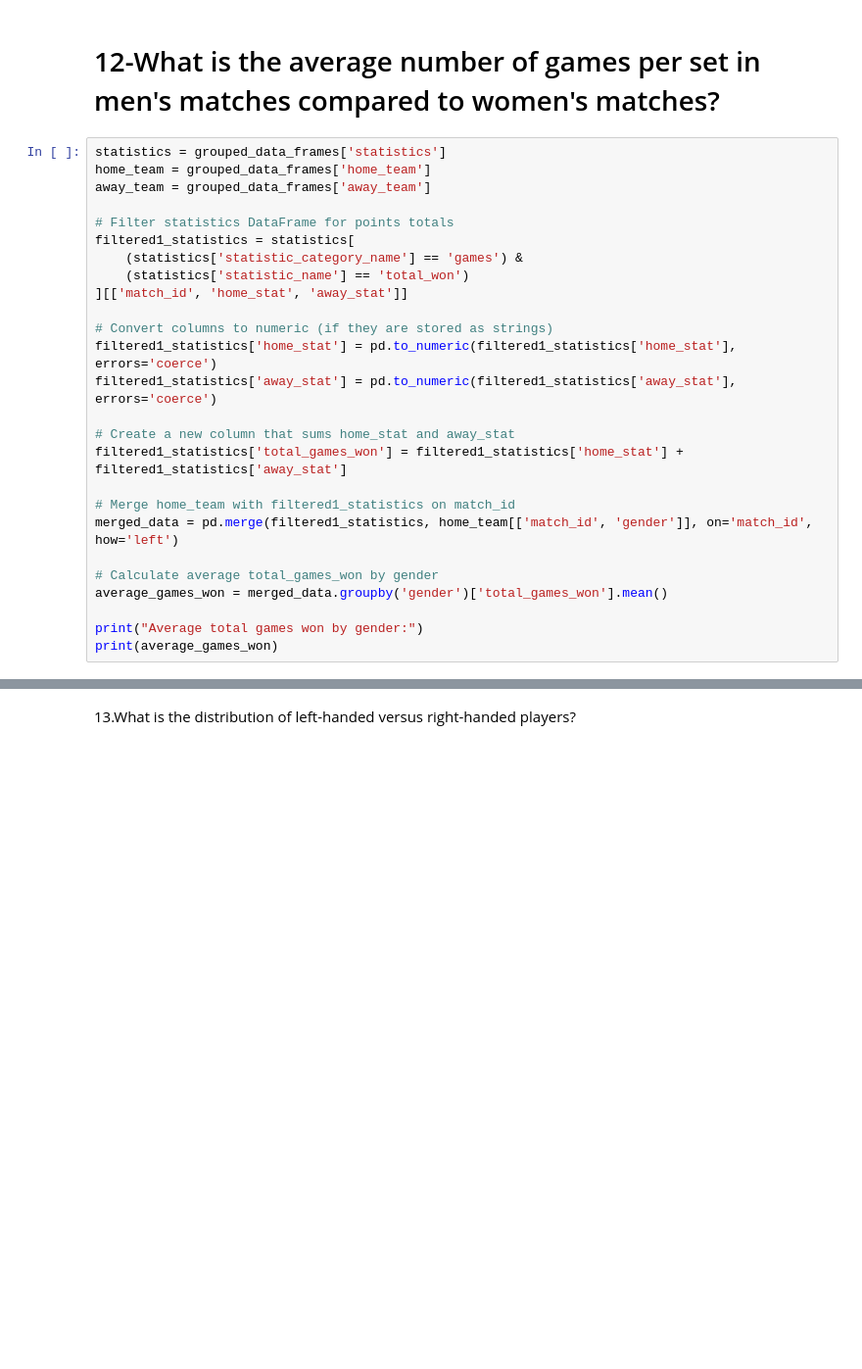
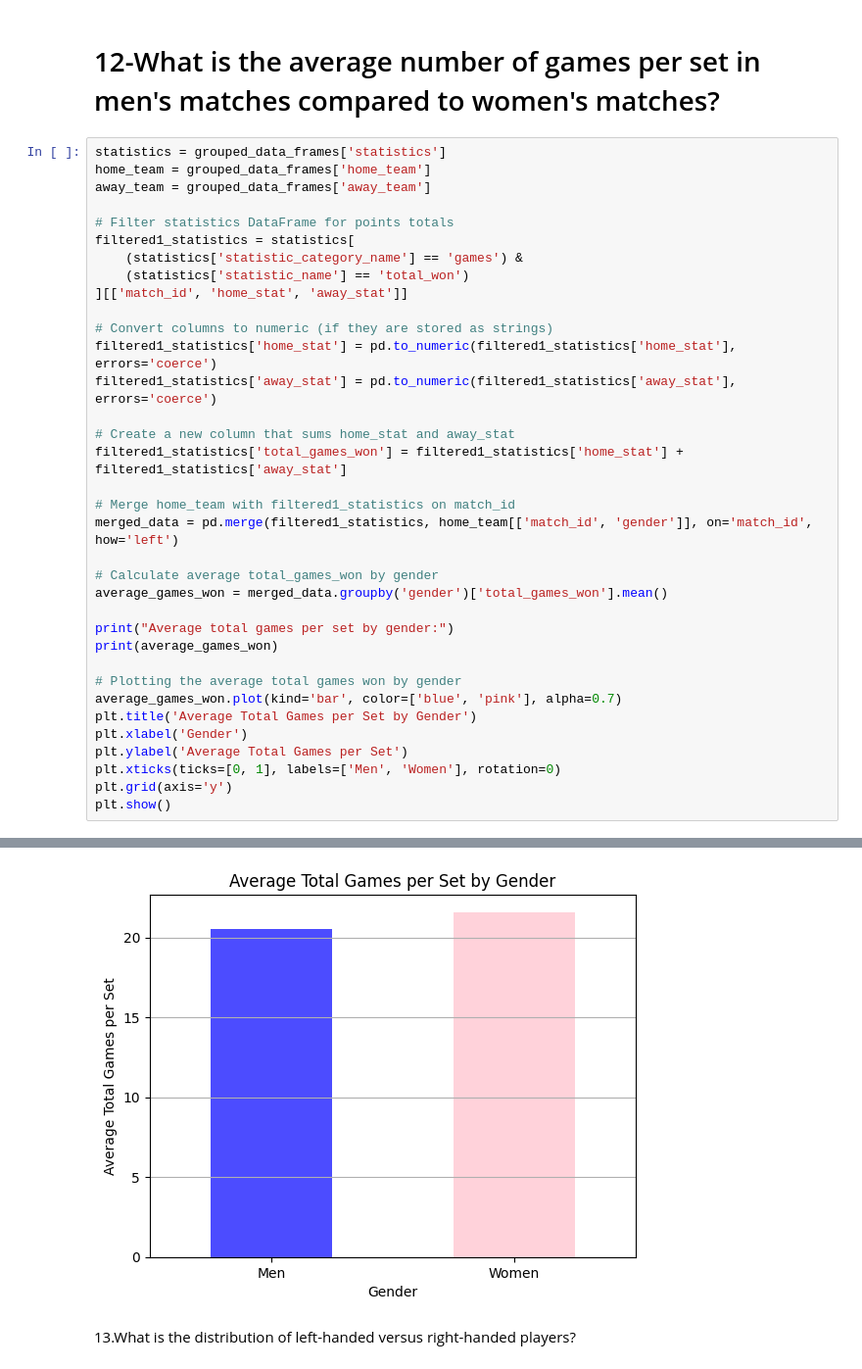
Before and after one commit to HosseinFaghihi/tennismatch_coop_coding, a Jupyter notebook: tproject.ipynb, the cells around one changed output, grey strips where cells are left out. Shown at 98% size. Cells and saved outputs as stored; diff of their text form; blank space fills up the shorter version.

```diff
--- a/tproject.ipynb
+++ b/tproject.ipynb
@@ -846,6 +959,15 @@ merged_data = pd.merge(filtered1_statistics, home_team[['match_id', 'gender']],
 # Calculate average total_games_won by gender
 average_games_won = merged_data.groupby('gender')['total_games_won'].mean()
 
-print("Average total games won by gender:")
+print("Average total games per set by gender:")
 print(average_games_won)
+
+# Plotting the average total games won by gender
+average_games_won.plot(kind='bar', color=['blue', 'pink'], alpha=0.7)
+plt.title('Average Total Games per Set by Gender')
+plt.xlabel('Gender')
+plt.ylabel('Average Total Games per Set')
+plt.xticks(ticks=[0, 1], labels=['Men', 'Women'], rotation=0)
+plt.grid(axis='y')
+plt.show()
 # %% [output]
@@ -853,7 +975,8 @@ Average total games won by gender:
 gender
 F    20.512120
 M    21.599032
 Name: total_games_won, dtype: float64
+[figure, added]
 # %% [markdown]
 13.What is the distribution of left-handed versus right-handed players?
 # %%
```
Also changed, not shown: parts of 12 cells of this notebook.
